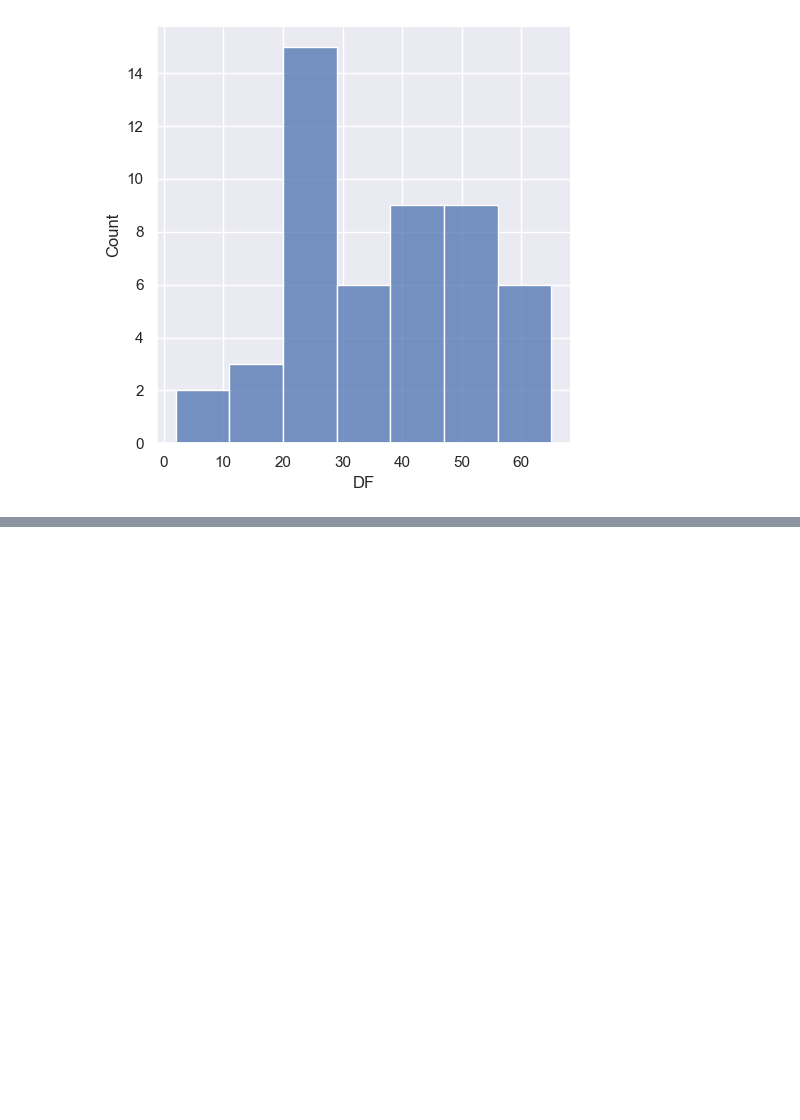
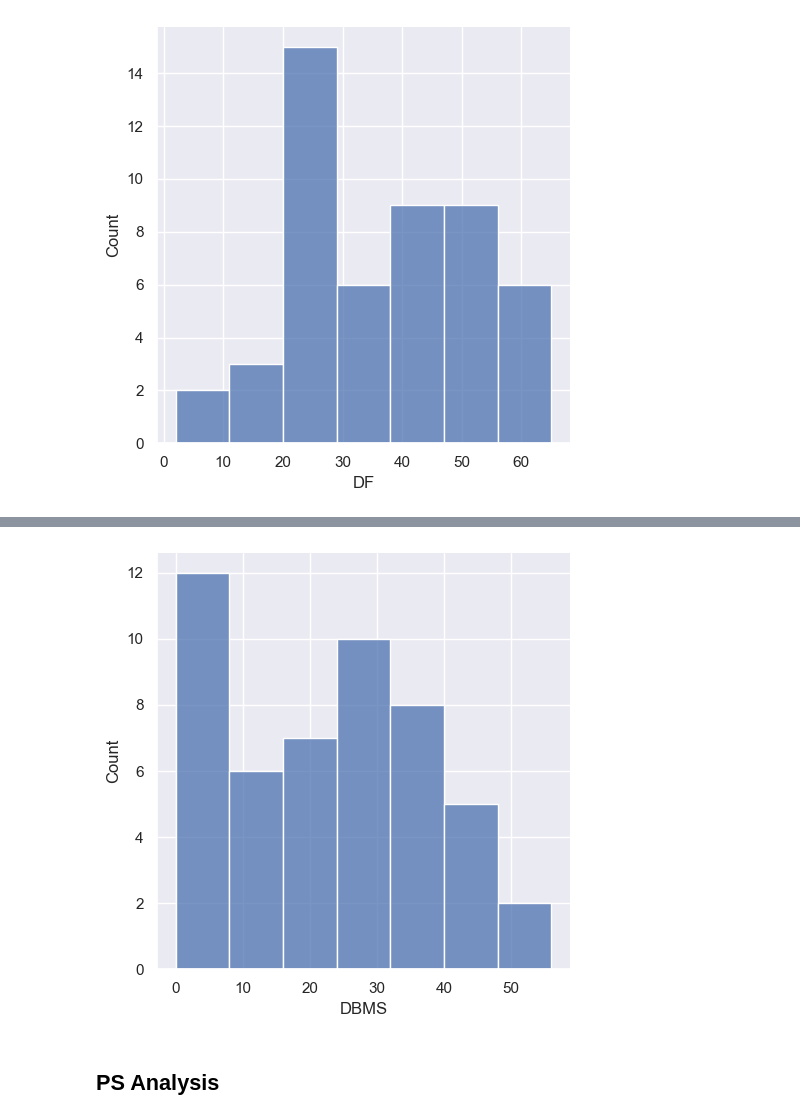
Before and after one commit to manglanivivek/marks-management, a Jupyter notebook: marking.ipynb, the cells around one changed output, grey strips where cells are left out. Cells and saved outputs as stored; diff of their text form; code cells hidden in the pictures; blank space fills up the shorter version.

Commit message:
DBMS Analysis

```diff
--- a/marking.ipynb
+++ b/marking.ipynb
@@ -67,0 +151,7 @@ mat.show()
+# %%
+sea.displot(a2,bins=7)
+mat.show()
+# %% [output]
+[figure, added]
+# %% [markdown]
+## PS Analysis
```
Also changed, not shown: parts of 13 cells of this notebook.
